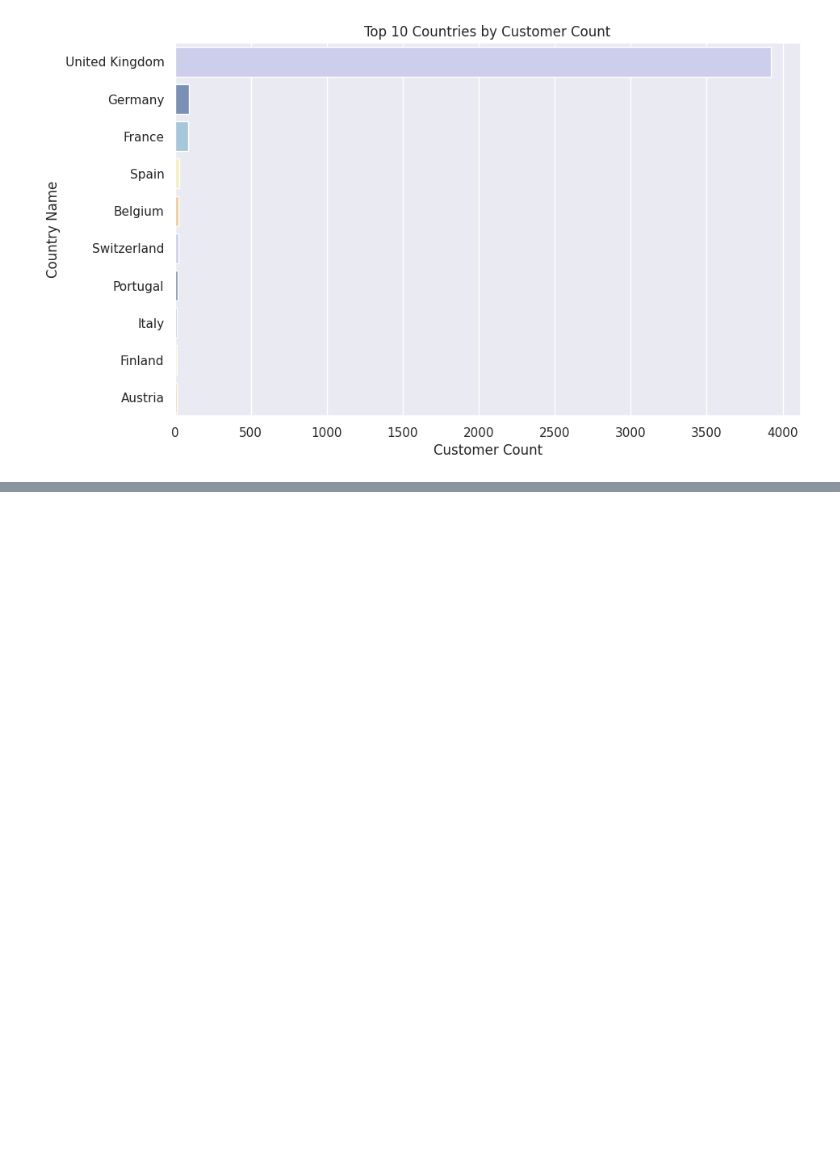
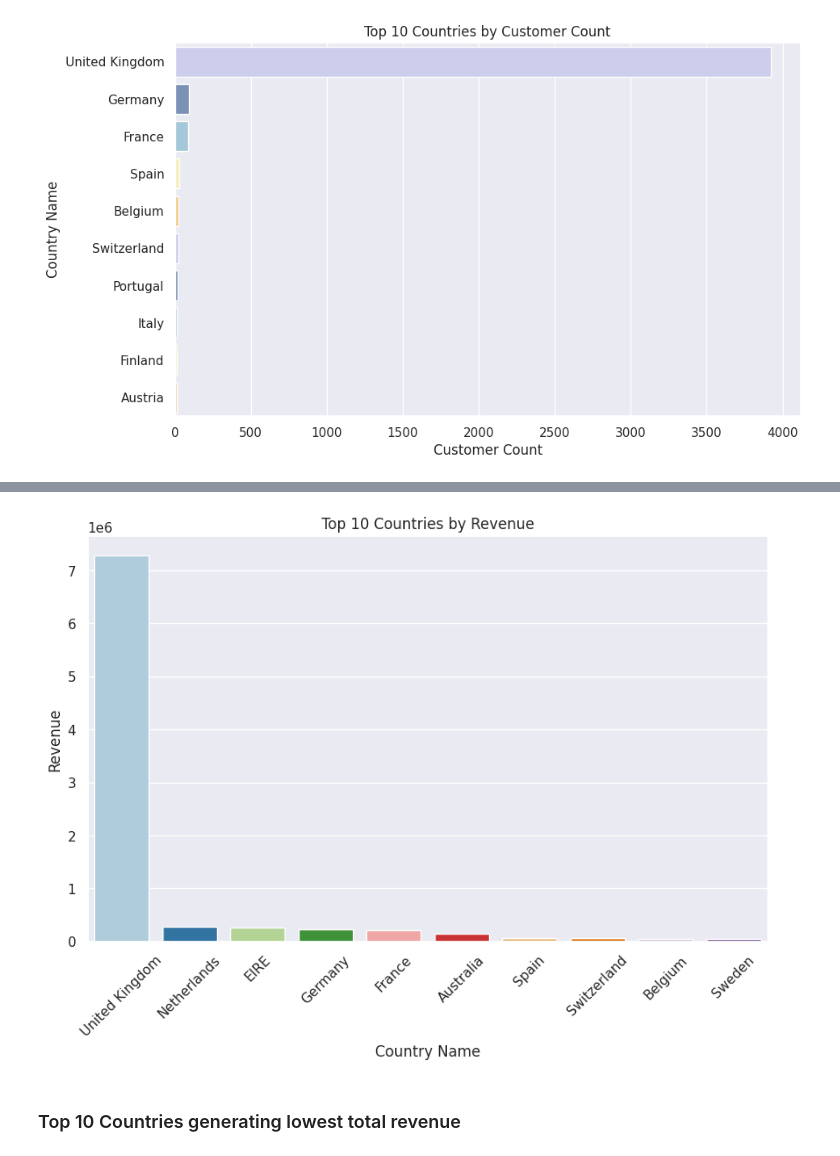
Before and after one commit to sahoomrutyunjaya12345/OnlineRetailCustomerSegmentation, a Jupyter notebook: Online_Retail_Customer_SegmentationCapstoneProject.ipynb, the cells around one changed output, grey strips where cells are left out. Saved outputs shown, nothing was run; the diff lists cells and outputs as text; code cells hidden in the pictures; blank space fills up the shorter version.

```diff
--- a/Online_Retail_Customer_SegmentationCapstoneProject.ipynb
+++ b/Online_Retail_Customer_SegmentationCapstoneProject.ipynb
@@ -307,0 +310,12 @@ plt.show()
+# %%
+
+# Add a new column for total cost
+customer_data['TotalCost'] = customer_data['Quantity'] * customer_data['UnitPrice']
+
+# Group the data by country and sum the total cost
+country_revenue = customer_data.groupby('Country')['TotalCost'].sum().reset_index()
+
+# Sort the countries by revenue and get the top 10 with highest revenue
+highest_revenue = country_revenue.sort_values('TotalCost', ascending=False).head(10)
+# Print the top 10 countries with highest revenue
+print(highest_revenue)
@@ -307,0 +334,19 @@ plt.show()
+# %%
+# Create a vertical bar plot with seaborn
+plt.figure(figsize=(10,6))
+ax = sns.barplot(x='Country', y='TotalCost', data=highest_revenue, palette='Paired')
+
+# Set the title and axis labels
+ax.set_title('Top 10 Countries by Revenue')
+ax.set_xlabel('Country Name')
+ax.set_ylabel('Revenue')
+
+# Rotate the x-axis labels for better visibility
+plt.xticks(rotation=45)
+
+# Show the plot
+plt.show()
+# %% [output]
+[figure, added]
+# %% [markdown]
+### Top 10 Countries generating lowest total revenue
```
Also changed, not shown: parts of 26 cells of this notebook.
